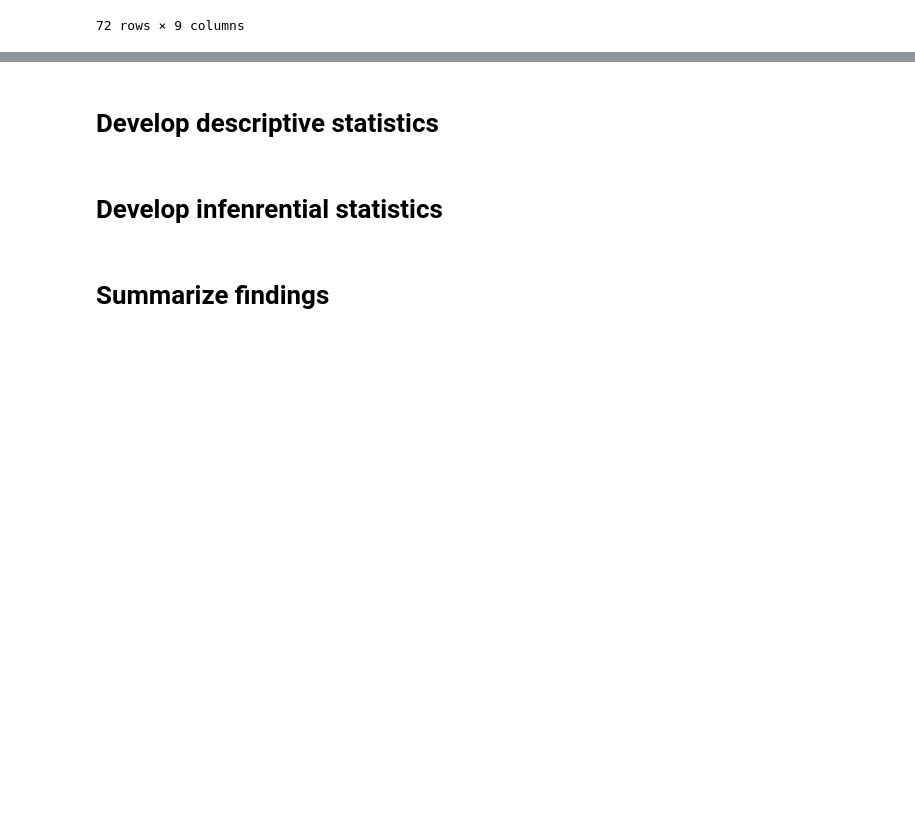
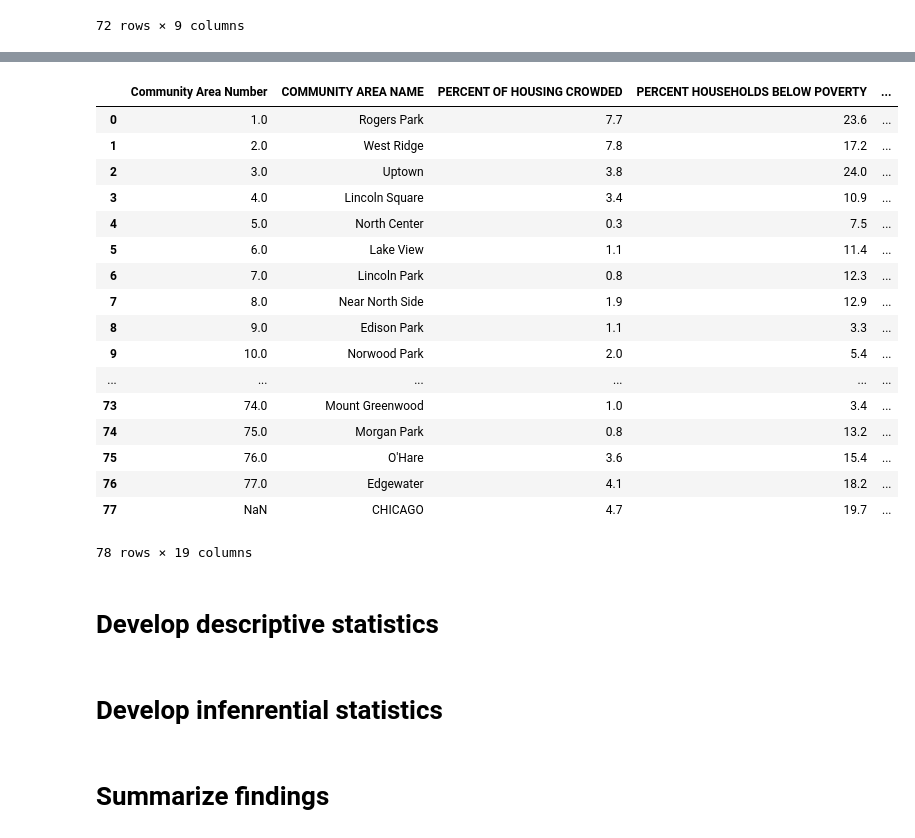
Before and after one commit to yarikan-zz/exploring-neighborhood-reputation, a Jupyter notebook: MAIN_project_notebook-all77.ipynb, the cells around one changed output, grey strips where cells are left out. Saved outputs shown, nothing was run; the diff lists cells and outputs as text; code cells hidden in the pictures; blank space fills up the shorter version.

```diff
--- a/MAIN_project_notebook-all77.ipynb
+++ b/MAIN_project_notebook-all77.ipynb
@@ -370,0 +371,3 @@ neighb_level_df.to_csv('neighb_level_df.csv')
+# %%
+df_neighb_level = pd.read_csv('df_neighb_level.csv')
+df_SES = pd.read_csv('Census_Data_-_Selected_socioeconomic_indicators_in_Chicago__2008___2012.csv')
@@ -370,0 +381,4 @@ neighb_level_df.to_csv('neighb_level_df.csv')
+# %%
+# prepare for merging the two dataframes on df_SES['COMMUNITY AREA NAME'] and df_neighb_level['Community Area Mentioned']
+df_SES['COMMUNITY AREA NAME'] = df_SES['COMMUNITY AREA NAME'].apply(lambda x: x.lower())
+df_neighb_level.columns.values[0] ='COMMUNITY AREA NAME'
@@ -371,3 +403,28 @@ neighb_level_df.to_csv('neighb_level_df.csv')
+# %%
+df_merged = df_SES.merge(df_neighb_level,
+                         how='left',
+                         left_on='COMMUNITY AREA NAME',
+                         right_on='Community Area Mentioned')
+df_merged
+# %% [output]
+|  | Community Area Number | COMMUNITY AREA NAME | PERCENT OF HOUSING CROWDED | PERCENT HOUSEHOLDS BELOW POVERTY | ... |
+| 0 | 1.0 | Rogers Park | 7.7 | 23.6 | ... |
+| 1 | 2.0 | West Ridge | 7.8 | 17.2 | ... |
+| 2 | 3.0 | Uptown | 3.8 | 24.0 | ... |
+| 3 | 4.0 | Lincoln Square | 3.4 | 10.9 | ... |
+| 4 | 5.0 | North Center | 0.3 | 7.5 | ... |
+| 5 | 6.0 | Lake View | 1.1 | 11.4 | ... |
+| 6 | 7.0 | Lincoln Park | 0.8 | 12.3 | ... |
+| 7 | 8.0 | Near North Side | 1.9 | 12.9 | ... |
+| 8 | 9.0 | Edison Park | 1.1 | 3.3 | ... |
+| 9 | 10.0 | Norwood Park | 2.0 | 5.4 | ... |
+| ... | ... | ... | ... | ... | ... |
+| 73 | 74.0 | Mount Greenwood | 1.0 | 3.4 | ... |
+| 74 | 75.0 | Morgan Park | 0.8 | 13.2 | ... |
+| 75 | 76.0 | O'Hare | 3.6 | 15.4 | ... |
+| 76 | 77.0 | Edgewater | 4.1 | 18.2 | ... |
+| 77 | NaN | CHICAGO | 4.7 | 19.7 | ... |
+78 rows × 19 columns
 # %% [markdown]
 # Develop descriptive statistics
 # %% [markdown]
```
Also changed, not shown: parts of 6 cells of this notebook, 1 other file.
